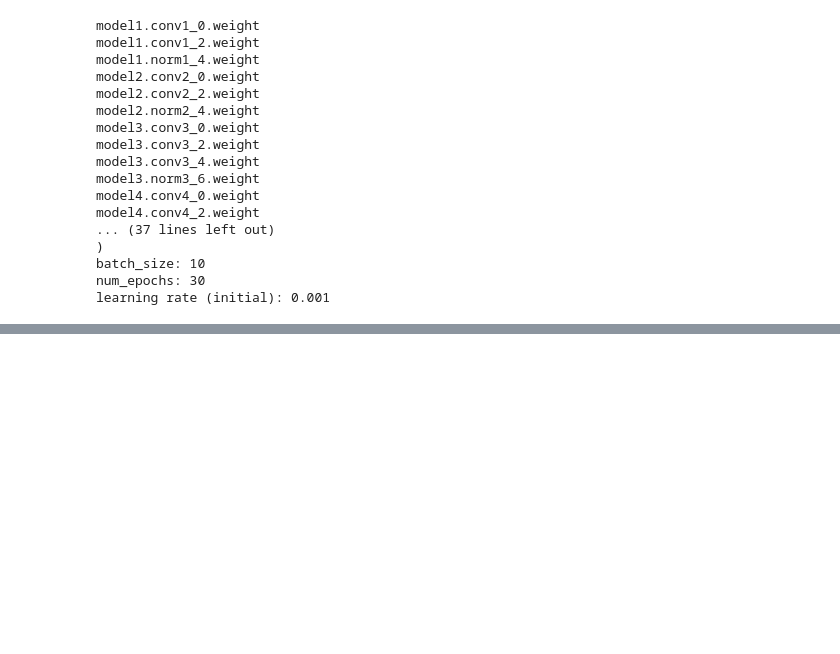
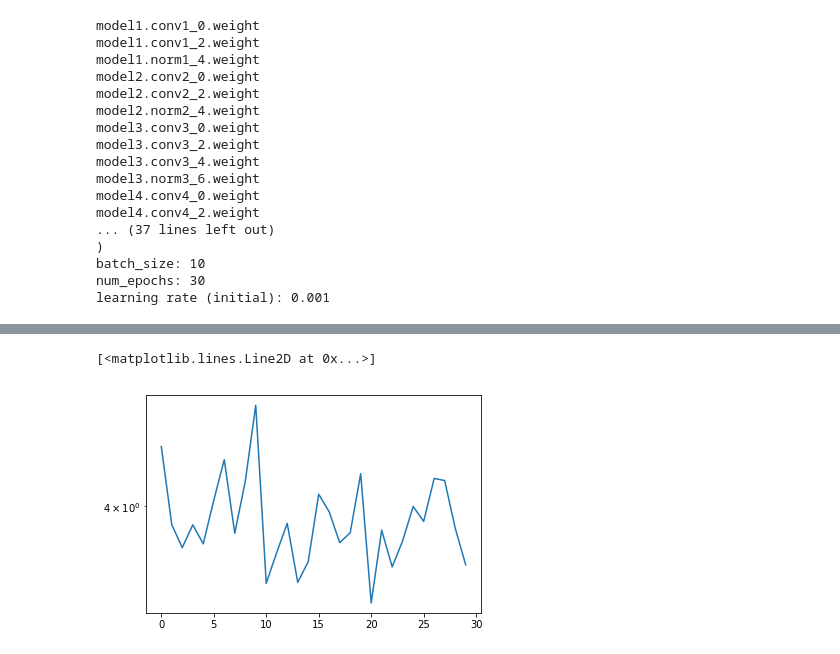
Before and after one commit to computational-imaging/spad_single, a Jupyter notebook: unet-monocular-depth.ipynb, the cells around one changed output, grey strips where cells are left out. Cells and saved outputs as stored; diff of their text form; code cells hidden in the pictures; blank space fills up the shorter version.

```diff
--- a/unet-monocular-depth.ipynb
+++ b/unet-monocular-depth.ipynb
@@ -679,3 +682,11 @@ plt.semilogy(trainlosses)
+# %%
+# Visualize training loss
+
+trainlosses = checkpoint['vallosses']
+plt.semilogy(trainlosses)
+# %% [output]
+[<matplotlib.lines.Line2D at 0x...>]
+[figure, added]
 # %%
 %matplotlib inline
 from matplotlib.pyplot import imshow
```
Also changed, not shown: parts of 2 cells of this notebook, 1 other file.
